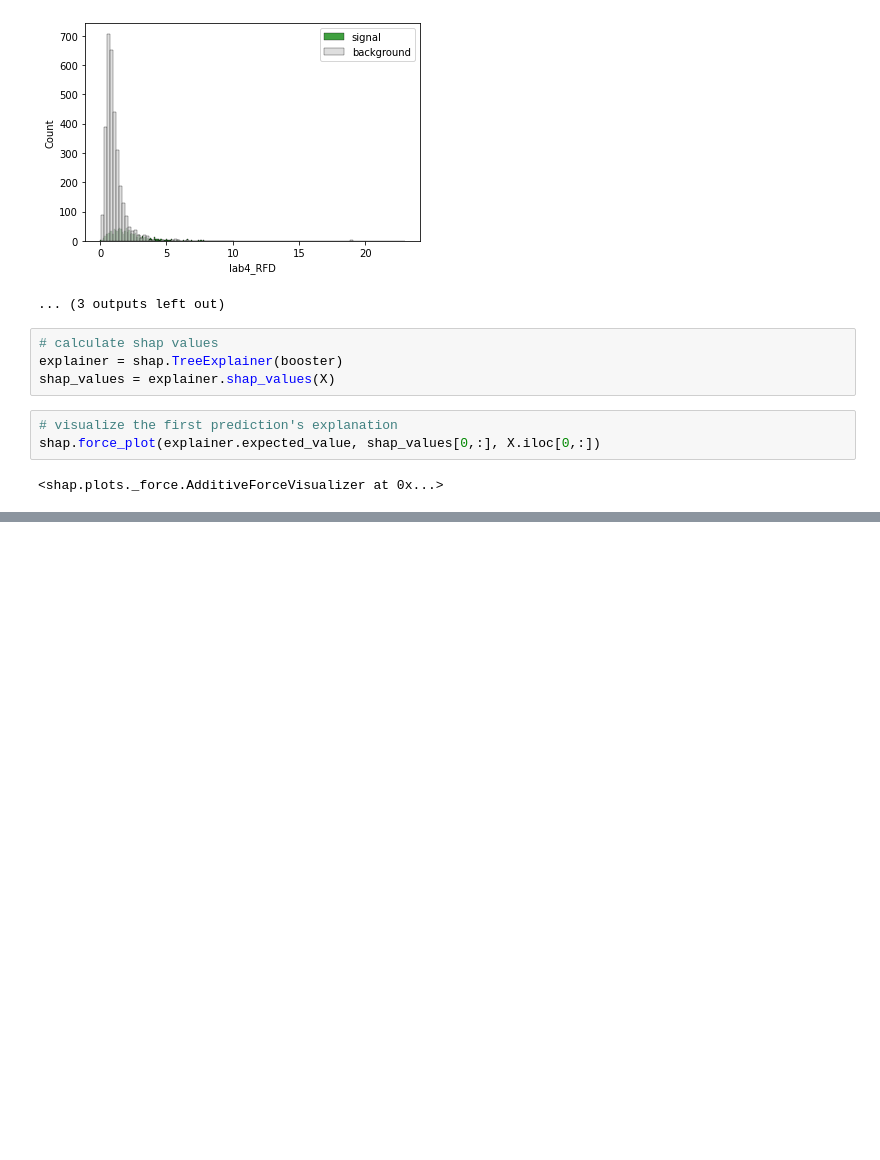
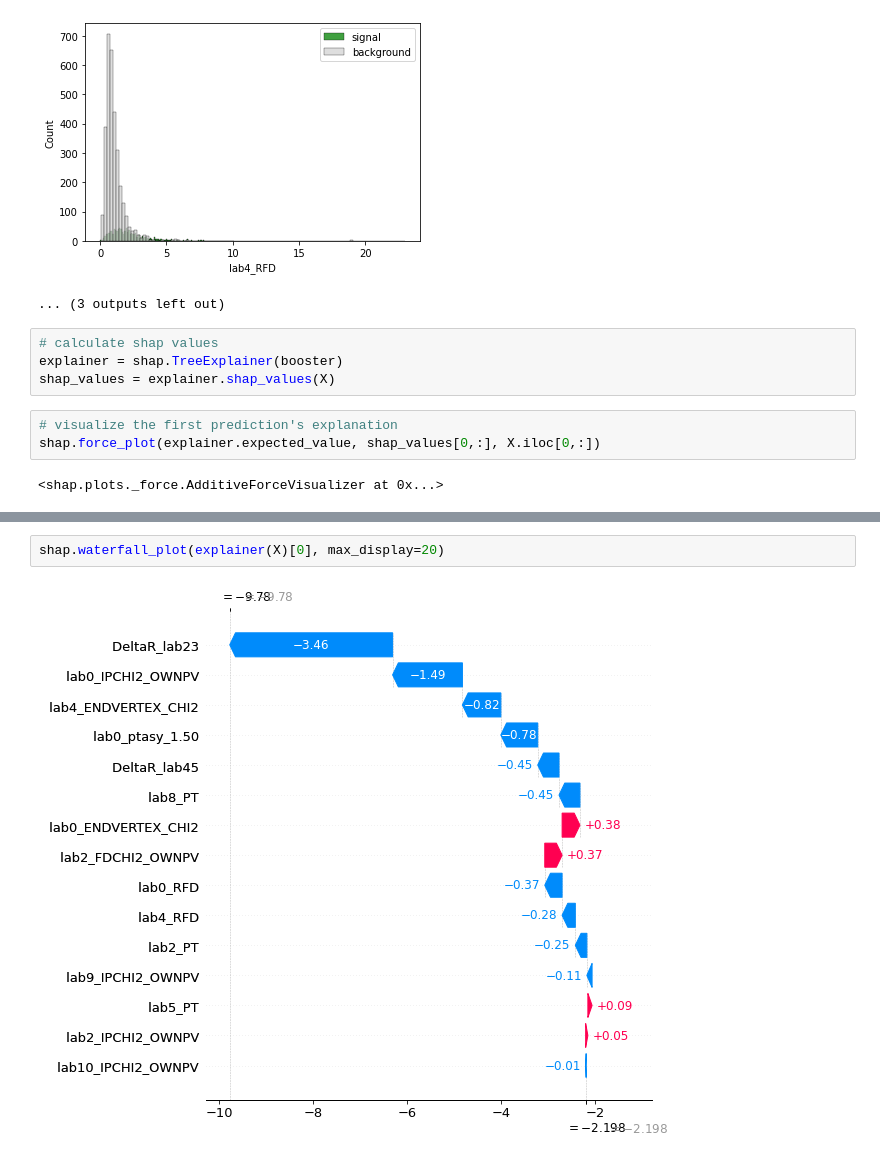
Before and after one commit to tomaszrajchel/thesis, a Jupyter notebook: shap_explanations.ipynb, the cells around one changed output, grey strips where cells are left out. Saved outputs shown, nothing was run; the diff lists cells and outputs as text; blank space fills up the shorter version.

```diff
--- a/shap_explanations.ipynb
+++ b/shap_explanations.ipynb
@@ -78,0 +76,4 @@ Wykres sumaryczny uwzgldnia wszystkie cechy uzyte w modelu. Prezentowane ponizej
+# %%
+shap.waterfall_plot(explainer(X)[0], max_display=20)
+# %% [output]
+[figure, added]
```
Also changed, not shown: parts of 8 cells of this notebook, 1 other file.
